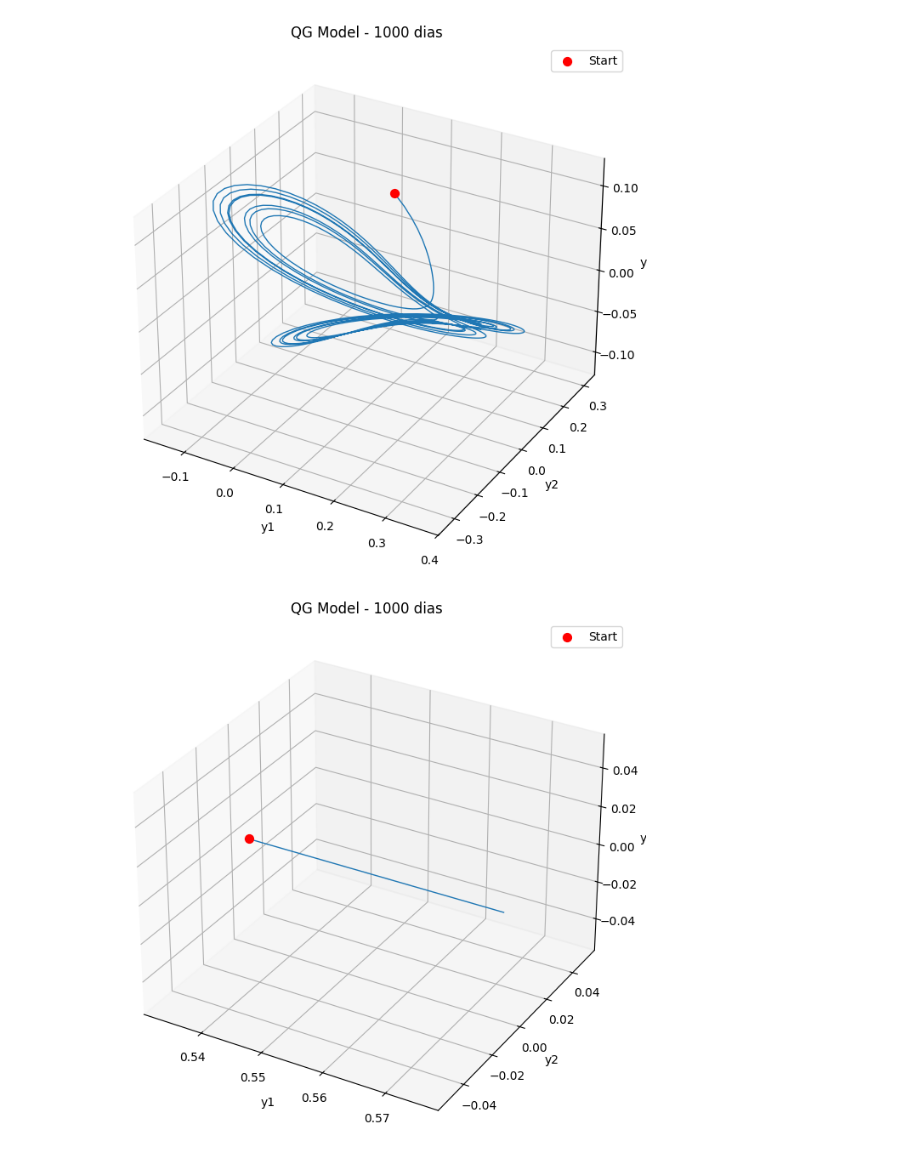
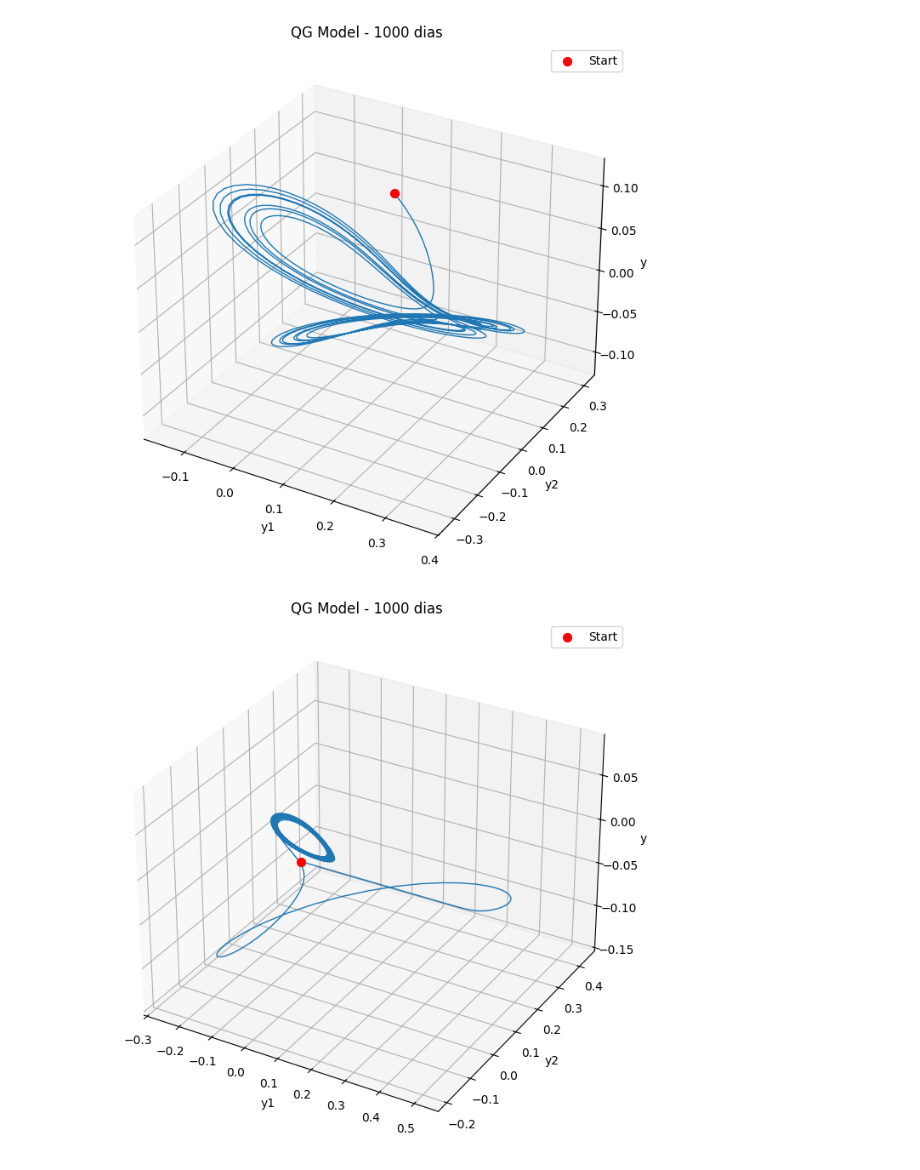
Before and after one commit to lucasamtaylor01/Lorenz80, a Jupyter notebook: 01_src/simulations.ipynb, the cells around one changed output. Saved outputs shown, nothing was run; the diff lists cells and outputs as text; code cells hidden in the pictures.

```diff
--- a/01_src/simulations.ipynb
+++ b/01_src/simulations.ipynb
@@ -231,32 +265,32 @@ def rk4(f, y0, t):
 def plot3d(dias, y0):
     t = np.arange(0, dias)
     sol = rk4(qg_model, y0, t)
 
     fig = plt.figure(figsize=(10, 8))
     ax = fig.add_subplot(111, projection="3d")
 
     ax.plot(sol[:, 0], sol[:, 1], sol[:, 2], lw=1)
     ax.scatter(sol[0, 0], sol[0, 1], sol[0, 2], c="r", s=50, label="Start")
 
     ax.set_xlabel("y1")
     ax.set_ylabel("y2")
     ax.set_zlabel("y3")
     ax.set_title(f"QG Model - {dias} dias")
     ax.legend()
 
     plt.show()
 
 
 def main():
     dias = 1000
     y0 = [0.1, 0.1, 0.1]
-    y1 = [0.53333, 0, 0]
+    y1 = [0, 10**(-5), 0]
     plot3d(dias, y0)
     plot3d(dias, y1)
 
 
 if __name__ == "__main__":
     main()
 # %% [output]
 [figure]
-[figure, old version]
+[figure, new version]
```
Also changed, not shown: parts of 1 cell of this notebook.
